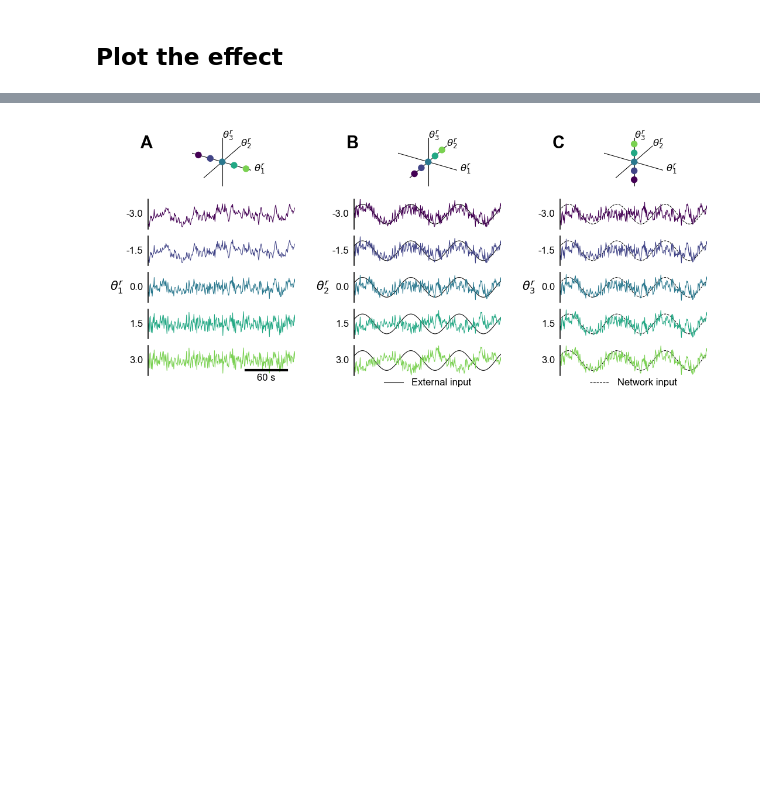
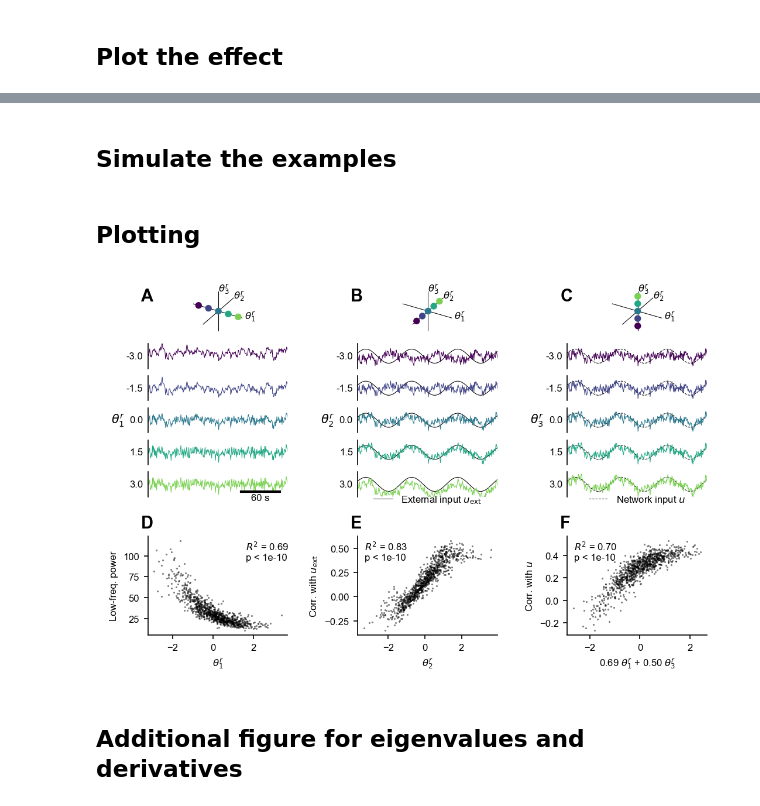
Before and after one commit to ins-amu/SipEtAl_RegionalDifferencesInRsFMRI, a Jupyter notebook: study/notebooks/Fig_HCP_ParamSpaceReg.ipynb, the cells around one changed output, grey strips where cells are left out. Cells and saved outputs as stored; diff of their text form; code cells hidden in the pictures; blank space fills up the shorter version.

```diff
--- a/study/notebooks/Fig_HCP_ParamSpaceReg.ipynb
+++ b/study/notebooks/Fig_HCP_ParamSpaceReg.ipynb
@@ -115,5 +109,5 @@ mreg = paramss[iconf].thetareg.shape[2]
 order = np.argsort(np.mean(-kl[iconf,:,:,:], axis=(0,1)))[:mreg]
 
 model = util.get_model(modelname, config, ds)
-model.load_weights(f"../run/hcp/hcp_{conn}_{preproc}/model{modelname}/{config}/run{run:02d}/fit/model")
+model.load_weights(f"../run/hcp/hcp100_{conn}_{preproc}/model{modelname}/{config}/run{run:02d}/fit/model")
 # %% [output]
@@ -142,0 +208,2 @@ array([1, 2, 0])
+# %%
+df = simulate_many()
@@ -143,5 +252,12 @@ array([1, 2, 0])
+# %%
+# Direction for the third panel
+ols = sm.OLS(norm(df.cc_u), sm.add_constant(df[['treg0', 'treg2']], prepend=False))
+res = ols.fit()
+d = res.params[:2].to_numpy()
+# %% [markdown]
+## Simulate the examples
 # %%
-# Simulate the data
+# Simulate examples
 
 np.random.seed(42)
 n = 5
@@ -162,7 +278,7 @@ tregs[0,:,order[0]] = np.linspace(-3,3,n)
 tregs[1,:,order[1]] = np.linspace(-3,3,n)
 tregs[2,:,order[2]] = np.linspace(-3,3,n)
 
-tsub = np.array([0,0])
+tsub = np.array([0])
 
 ys = np.zeros((mreg, n, nt))
 
@@ -173,3 +289,5 @@ for i in range(n):
 
     # for j in range(3):
     #     _, ys[j,i,:] = simulate(x0, eta, etaobs, u_zero, us_sin, tregs[j,i], tsub)
+# %% [markdown]
+## Plotting
@@ -194,10 +327,10 @@ def plot_parampoints(ax, x):
 cmap = plt.cm.viridis
 norm = matplotlib.colors.Normalize(vmin=0, vmax=n)
 
-fig = plt.figure(figsize=(7, 3.), dpi=150)
+fig = plt.figure(figsize=(7, 4.5), dpi=150)
 
-gs = matplotlib.gridspec.GridSpec(6, 3, hspace=0.2, wspace=0.4, left=0.07, right=0.98, bottom=0.06, top=0.98,
-                                 height_ratios=[2,1,1,1,1,1])
+gs = matplotlib.gridspec.GridSpec(8, 3, hspace=0.2, wspace=0.5, left=0.07, right=0.98, bottom=0.1, top=0.98,
+                                 height_ratios=[2,1,1,1,1,1,1, 4])
 
 for i in range(3):
     ax = fig.add_subplot(gs[0,i], projection='3d', proj_type='ortho')
@@ -208,46 +341,78 @@ axes = []
 for i in range(3):
     for j in range(n):
         ax = plt.subplot(gs[j+1,i])
-        # plt.title(f"$\\theta^r_{i+1} = {tregs[i,j,order[i]]:.2f}$")
-        # plt.text(560, 3.0, f"$\\theta^r_{i+1}$ = {tregs[i,j,order[i]]:.1f}", ha='center',  va='center', fontsize=8)
         plt.plot(ys[i,j,:], color=cmap(norm(j)), lw=0.5)
 
         if i == 1:
-            plt.plot(us_sin, color='k', lw=0.5, zorder=-1, label="External input")
+            plt.plot(us_sin, color='k', lw=0.5, zorder=-1, label=r"External input $u_\mathrm{ext}$")
         if i == 2:
-            plt.plot(u_sin, color='k', ls='--', lw=0.5, zorder=-2, label="Network input")
+            plt.plot(u_sin, color='k', ls='--', lw=0.5, zorder=-2, label="Network input $u$")
 
 
         plt.xlim(500,800)
 
-        plt.ylim(-3,3)
-        # plt.yticks([-2, 2])
+        plt.ylim(-3.5,3.5)
         plt.yticks([])
-        # plt.ylabel(f"$\\theta^r_{i+1}$ = {tregs[i,j,order[i]]:.1f}                   ", rotation='horizontal')
         plt.text(490, 0, f"{tregs[i,j,order[i]]:.1f}", fontsize=8, ha='right', va='center')
 
         if j == 2:
             plt.text(450, 0, f"$\\theta^r_{i+1}$", fontsize=10, ha='right', va='center')
 
         plt.xticks([])
         ax.spines['top'].set_visible(False)
         ax.spines['right'].set_visible(False)
         ax.spines['bottom'].set_visible(False)
 
         if i in [1,2] and j == n-1:
             plt.legend(loc='lower center', bbox_to_anchor=(0.5,-0.7), frameon=False)
 
         if j == 0:
             axes.append(ax)
 
         if i == 0 and j == n-1:
             dt = ds.t[1]-ds.t[0]
             nn = 60./dt
             plt.plot([700,700+nn], [-2,-2], lw=2, color='k')
             plt.text(700+nn/2, -2.6, "60 s", ha='center', va='top', fontsize=8)
 
+
+ax = plt.subplot(gs[7,0])
+plt.scatter(df.treg0, df.power_low, s=0.25, color='k', alpha=0.5)
+plt.xlabel(r"$\theta^r_1$")
+plt.ylabel("Low-freq. power")
+a, b, r, p, se = stats.linregress(df.treg0, df.power_low)
+ptext = "p < 1e-10" if p < 1e-10 else f"p = {p}:e"
+plt.text(0.7, 0.85, f"$R^2$ = {r**2:.2f}\n{ptext}", ha='left', va='center', transform=plt.gca().transAxes)
+pu.bottomleft_spines(ax)
+axes.append(ax)
+
+
+ax = plt.subplot(gs[7,1])
+plt.scatter(df.treg1, df.cc_us, s=0.25, color='k', alpha=0.5)
+plt.xlabel(r"$\theta^r_2$")
+plt.ylabel(r"Corr. with $u_\mathrm{ext}$")
+a, b, r, p, se = stats.linregress(df.treg1, df.cc_us)
+ptext = "p < 1e-10" if p < 1e-10 else f"p = {p}:e"
+plt.text(0.05, 0.85, f"$R^2$ = {r**2:.2f}\n{ptext}", ha='left', va='center', transform=plt.gca().transAxes)
+pu.bottomleft_spines(ax)
+axes.append(ax)
+
+
+ax = plt.subplot(gs[7,2])
+plt.scatter(d[0]*df.treg0 + d[1]*df.treg2, df.cc_u, s=0.25, color='k', alpha=0.5)
+plt.xlabel(f"{d[0]:.2f} $\\theta^r_1$ + {d[1]:.2f} $\\theta^r_3$")
+plt.ylabel(r"Corr. with $u$")
+a, b, r, p, se = stats.linregress(df.treg0+df.treg2, df.cc_u)
+ptext = "p < 1e-10" if p < 1e-10 else f"p = {p}:e"
+plt.text(0.05, 0.85, f"$R^2$ = {r**2:.2f}\n{ptext}", ha='left', va='center', transform=plt.gca().transAxes)
+pu.bottomleft_spines(ax)
+axes.append(ax)
+
+
 pu.Background(visible=False)
-pu.add_panel_labels(fig, axes, xs=-0.05, ys=2.6, fontsize=14)
+pu.add_panel_labels(fig, axes, xs=-0.05, ys=[2.6,2.6,2.6,1.05, 1.05, 1.05], fontsize=14)
 plt.savefig("./img/Fig_ParamEffect.pdf")
 # %% [output]
-[figure, old version]
+[figure, new version]
+# %% [markdown]
+## Additional figure for eigenvalues and derivatives
```
Also changed, not shown: parts of 21 cells of this notebook, 32 other files.
